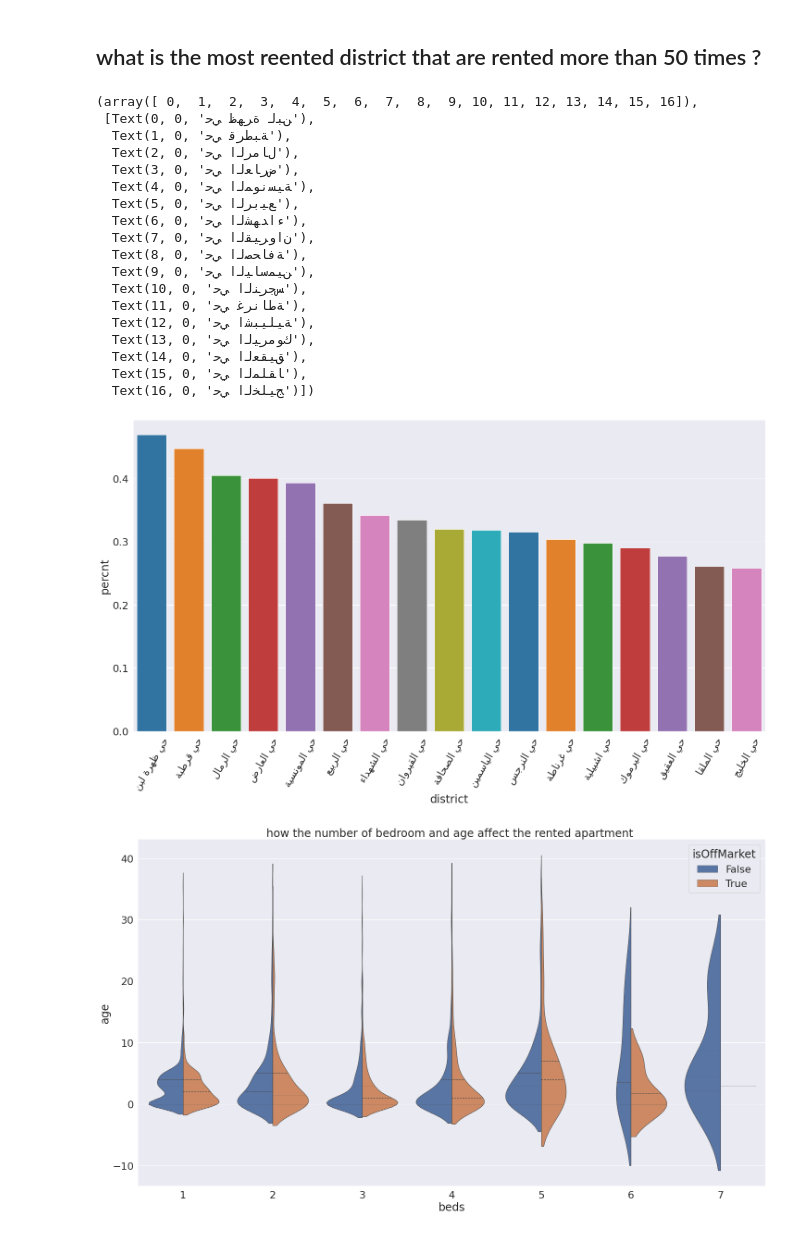
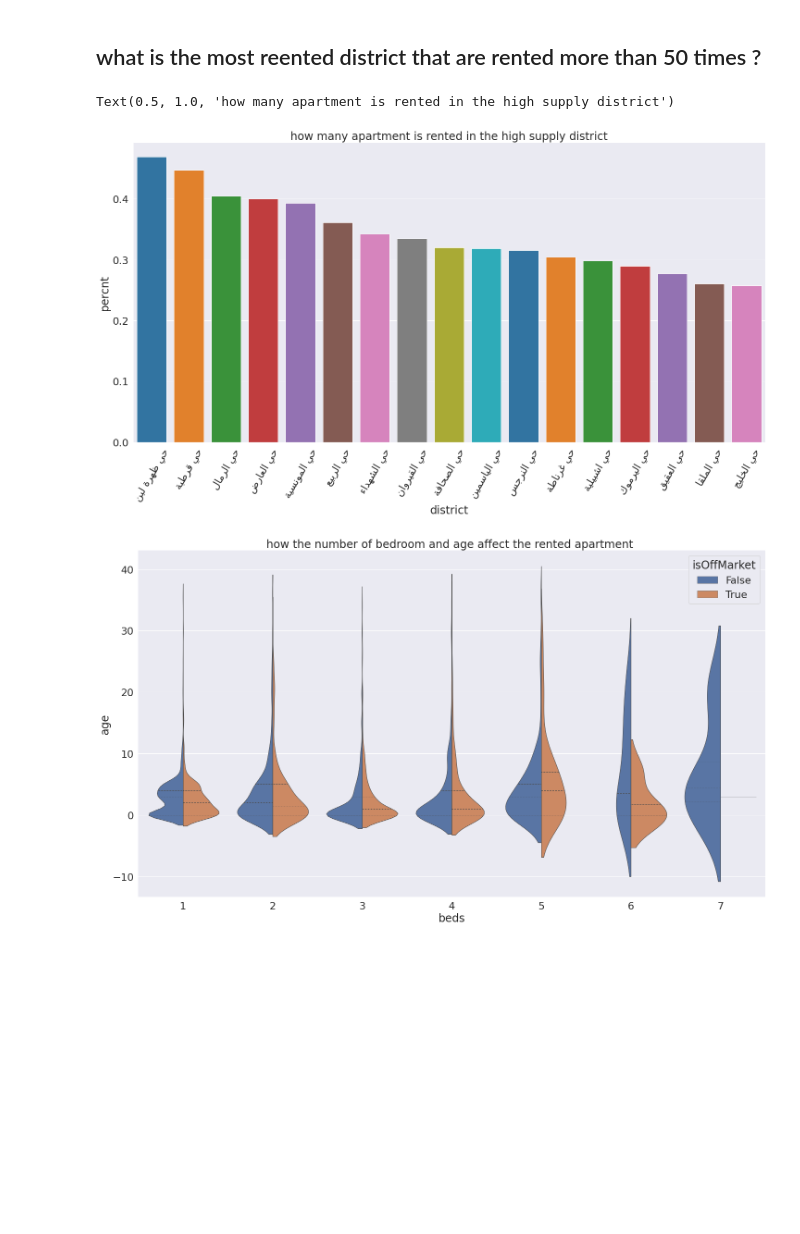
Before and after one commit to Abdulmalik-rebdi/aqar1, a Jupyter notebook: src/EDA.ipynb, the cells around one changed output. Cells and saved outputs as stored; diff of their text form; code cells hidden in the pictures; blank space fills up the shorter version.

```diff
--- a/src/EDA.ipynb
+++ b/src/EDA.ipynb
@@ -543,26 +528,10 @@ plt.xticks(rotation=60)
 # %%
 ax = sns.barplot(data= totalDIST3 ,x='district' , y='percnt'  , palette='tab10')
 plt.xticks(rotation=60)
+plt.title('how many apartment is rented in the high supply district')
 # %% [output]
-(array([ 0,  1,  2,  3,  4,  5,  6,  7,  8,  9, 10, 11, 12, 13, 14, 15, 16]),
- [Text(0, 0, 'ﻦﺒﻟ ﺓﺮﻬﻇ ﻲﺣ'),
-  Text(1, 0, 'ﺔﺒﻃﺮﻗ ﻲﺣ'),
-  Text(2, 0, 'ﻝﺎﻣﺮﻟﺍ ﻲﺣ'),
-  Text(3, 0, 'ﺽﺭﺎﻌﻟﺍ ﻲﺣ'),
-  Text(4, 0, 'ﺔﻴﺴﻧﻮﻤﻟﺍ ﻲﺣ'),
-  Text(5, 0, 'ﻊﻴﺑﺮﻟﺍ ﻲﺣ'),
-  Text(6, 0, 'ﺀﺍﺪﻬﺸﻟﺍ ﻲﺣ'),
-  Text(7, 0, 'ﻥﺍﻭﺮﻴﻘﻟﺍ ﻲﺣ'),
-  Text(8, 0, 'ﺔﻓﺎﺤﺼﻟﺍ ﻲﺣ'),
-  Text(9, 0, 'ﻦﻴﻤﺳﺎﻴﻟﺍ ﻲﺣ'),
-  Text(10, 0, 'ﺲﺟﺮﻨﻟﺍ ﻲﺣ'),
-  Text(11, 0, 'ﺔﻃﺎﻧﺮﻏ ﻲﺣ'),
-  Text(12, 0, 'ﺔﻴﻠﻴﺒﺷﺍ ﻲﺣ'),
-  Text(13, 0, 'ﻙﻮﻣﺮﻴﻟﺍ ﻲﺣ'),
-  Text(14, 0, 'ﻖﻴﻘﻌﻟﺍ ﻲﺣ'),
-  Text(15, 0, 'ﺎﻘﻠﻤﻟﺍ ﻲﺣ'),
-  Text(16, 0, 'ﺞﻴﻠﺨﻟﺍ ﻲﺣ')])
+Text(0.5, 1.0, 'how many apartment is rented in the high supply district')
-[figure, old version]
+[figure, new version]
 # %%
 
 
```
Also changed, not shown: parts of 3 cells of this notebook.
